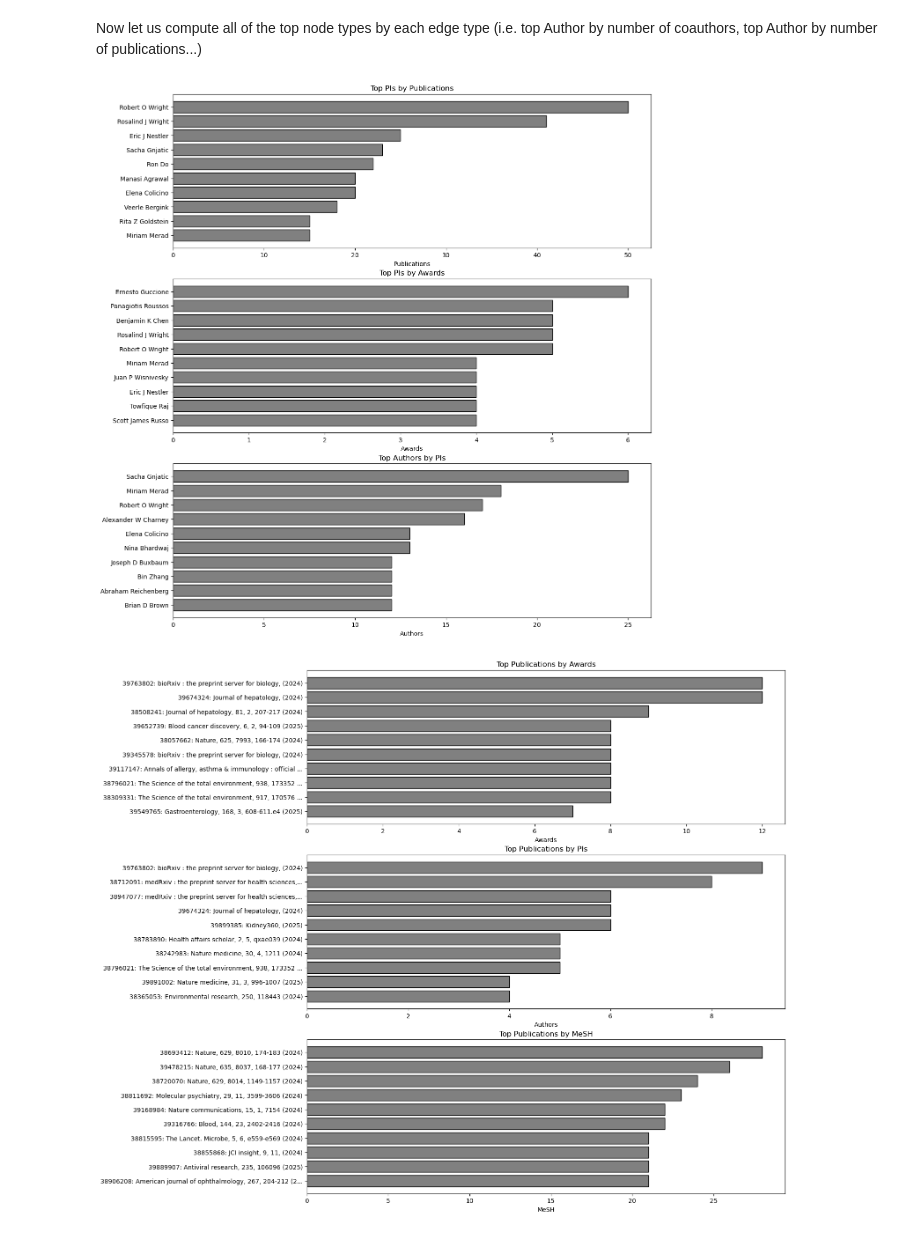
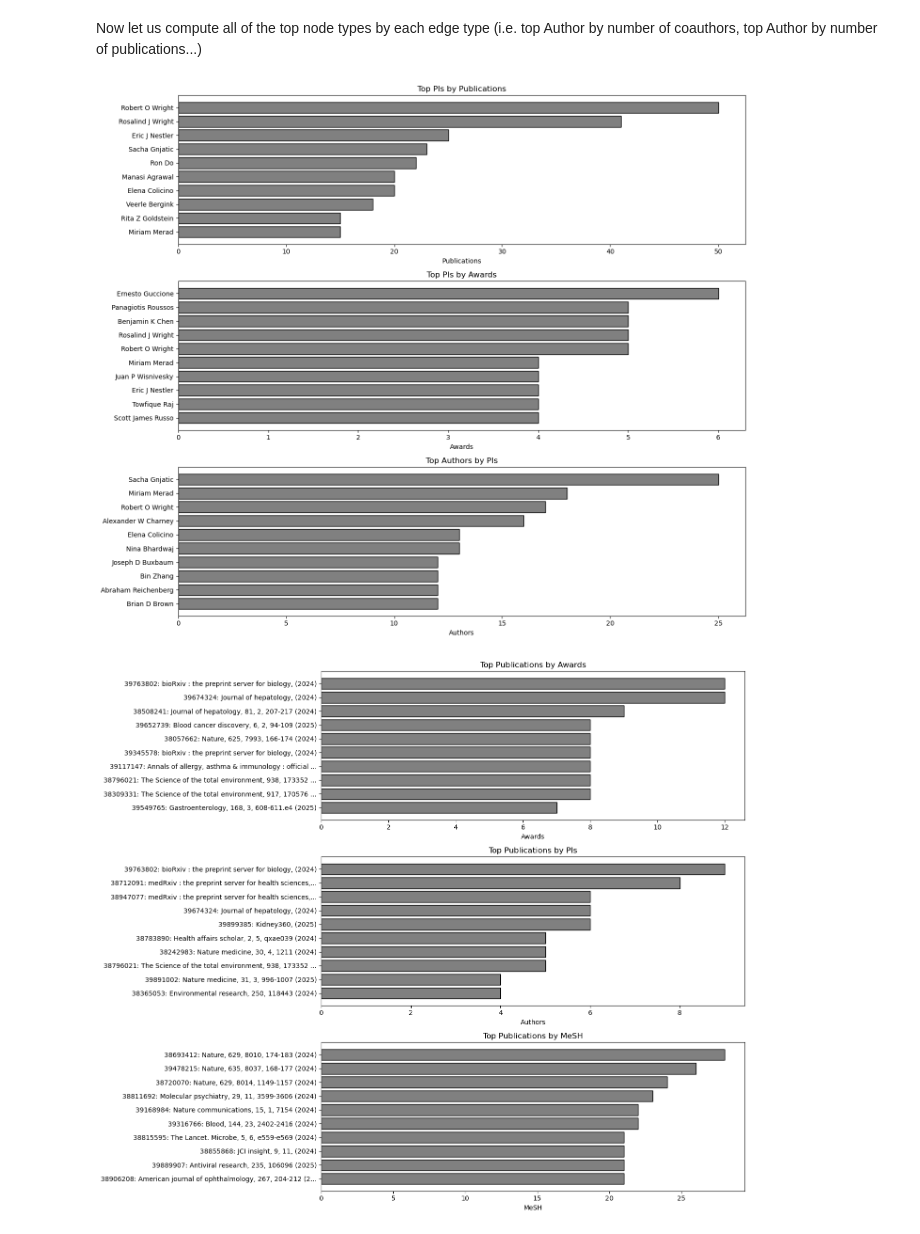
Before and after one commit to MaayanLab/PINetworkDemo, a Jupyter notebook: construction/get_network_stats.ipynb, the cells around one changed output. Saved outputs shown, nothing was run; the diff lists cells and outputs as text; code cells hidden in the pictures.

Commit message:
added tight layout notebooks 0.0.4

```diff
--- a/construction/get_network_stats.ipynb
+++ b/construction/get_network_stats.ipynb
@@ -259,32 +259,33 @@ for node_type, edge_map in edge_type_degrees.items():
 
     for i, edge_type in enumerate(edge_types):
         top = sorted(edge_map[edge_type], key=lambda x: x[1], reverse=True)[:10]
         raw_labels, degrees = zip(*top)
 
         # Cap all labels at 60 characters
         labels = []
         for label in raw_labels:
             label = label.replace("N/A,", "").replace("N/A", "").strip()
             label = ' '.join(label.split())  # remove extra whitespace
             label = label[:60]
             if len(label) == 60:
                 label += "..."
             labels.append(label)
 
         relation = edge_type.split('.')[2]  # Use third part as relation
         ax = axes[i]
         ax.barh(labels[::-1], degrees[::-1], color='gray', edgecolor='black')
         ax.set_title(f"Top {node_type} by {relation}")
         if node_type == "Authors" or relation == "Authors":
             if relation == "Authors":
                 ax.set_title(f"Top {node_type} by PIs")
             else:
                 ax.set_title(f"Top PIs by {relation}")
 
         ax.set_xlabel(f"{relation}")
 
     plt.subplots_adjust(top=1.1)
+    plt.tight_layout()
     plt.show()
 # %% [output]
-[figure, old version]
+[figure, new version]
-[figure, old version]
+[figure, new version]
```
Also changed, not shown: parts of 1 cell of this notebook.
